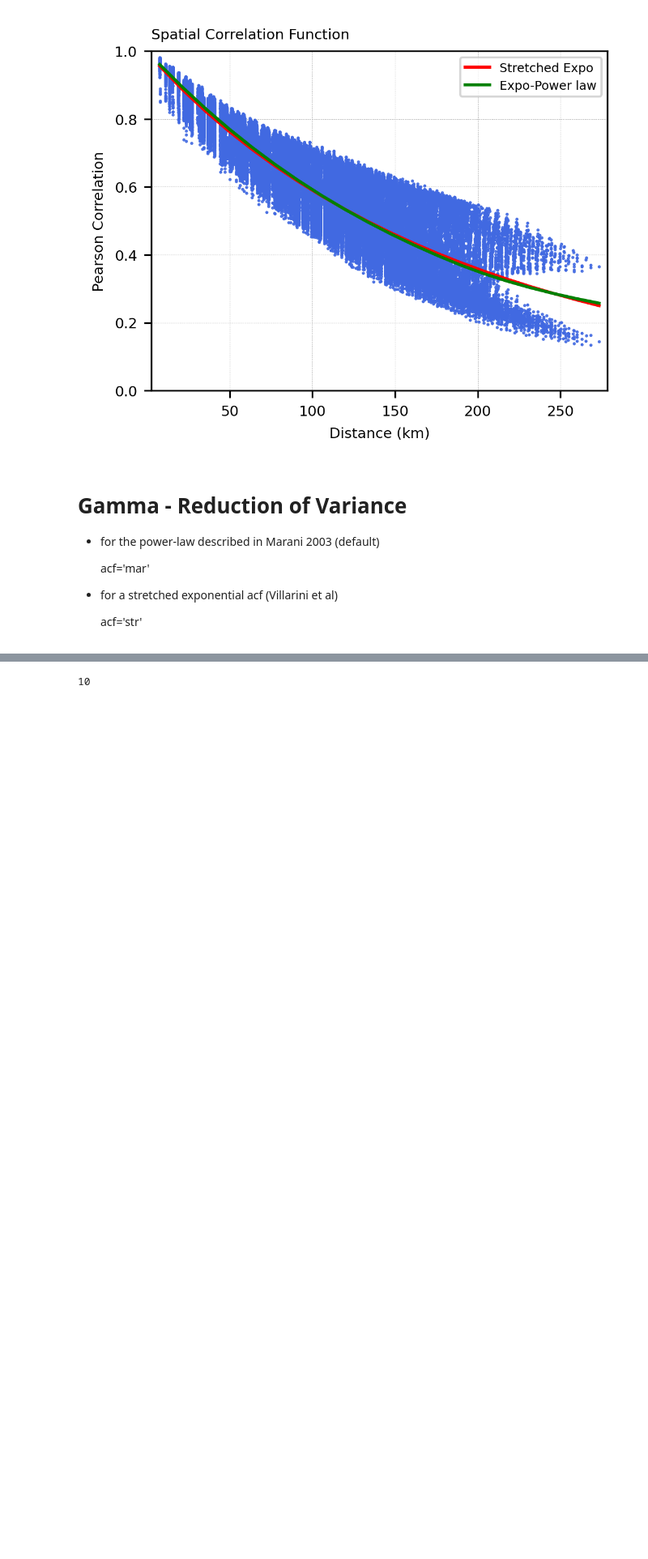
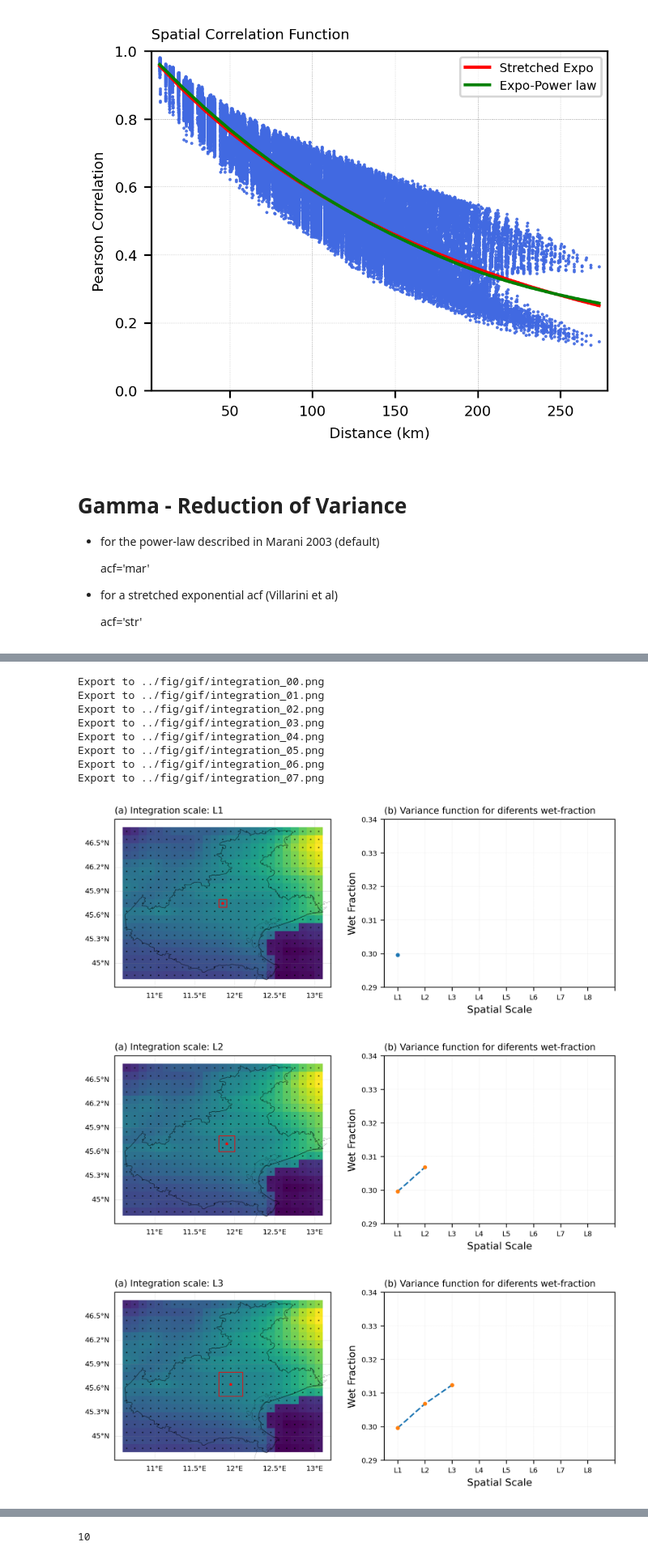
Before and after one commit to mhacarthur/downpy, a Jupyter notebook: codes/test_corr_gamma.ipynb, the cells around one changed output, grey strips where cells are left out. Shown at 81% size. Saved outputs shown, nothing was run; the diff lists cells and outputs as text; code cells hidden in the pictures; blank space fills up the shorter version.

```diff
--- a/codes/test_corr_gamma.ipynb
+++ b/codes/test_corr_gamma.ipynb
@@ -191,0 +242,70 @@ plt.legend(fontsize=6)
+# %%
+cmap = plt.cm.Spectral_r
+proj = ccrs.PlateCarree()
+
+for nn in range(len(lo_center)):#
+
+    fig = plt.figure(figsize=(9,3),dpi=300)
+    gs = gridspec.GridSpec(1,2)
+
+    # ============================================================================================================================
+    ax1 = plt.subplot(gs[0, 0], projection = proj)
+    ax1.set_extent([10.5, 13.2, 44.7, 46.8], crs=proj)
+    ax1.add_feature(cf.COASTLINE,linewidth=0.1, linestyle='-',edgecolor='k')
+    # a1 = ax1.contourf(lon2d, lat2d, np.nanmean(DATA['PRE'],axis=0), cmap=cmap)
+    a1 = ax1.pcolormesh(lon2d, lat2d, np.nanmean(DATA['PRE'],axis=0))
+    ax1.add_geometries(Veneto.geometry, ccrs.PlateCarree(), edgecolor='k', facecolor='None', linewidth=0.6, alpha=0.5)
+
+    gl = ax1.gridlines(crs=proj,draw_labels=True,linewidth=0.2,color='gray',alpha=0.5,linestyle='--')
+    gl.top_labels = False
+    gl.bottom_labels = True
+    gl.right_labels = False
+    gl.xlabel_style = {'size': 7, 'color': 'k'}
+    gl.ylabel_style = {'size': 7, 'color': 'k'}
+
+    ax1.scatter(lon2d, lat2d, s=0.1, c='k', marker='o')
+
+    ax1.scatter(lo_center[nn], la_center[nn], s=5, c='r', marker='*')
+    ax1.add_patch(patches.Rectangle((lo_max[nn],la_max[nn]),
+                                    lo_min[nn]-lo_max[nn],la_min[nn]-la_max[nn],
+                                    linestyle='-',linewidth=0.7,edgecolor='r',facecolor='None',zorder=10))
+
+    ax1.set_title(f'(a) Integration scale: L{nn+1}', fontsize=9, loc='left')
+
+    # ============================================================================================================================
+    L_labels = ['L1', 'L2', 'L3', 'L4', 'L5', 'L6', 'L7', 'L8', '']
+    ax1 = plt.subplot(gs[0, 1])
+    if nn == 0:
+        ax1.plot(wet_fraction[0],'.')
+    else:
+        ax1.plot(wet_fraction[0:nn+1],'--')
+        ax1.plot(wet_fraction[0:nn+1],'.')
+
+    ax1.set_xlim(-0.5,8)
+    ax1.set_ylim(0.29,0.34)
+    ax1.tick_params(axis='x', labelsize=7)
+    ax1.tick_params(axis='y', labelsize=7)
+    ax1.set_xlabel('Spatial Scale')
+    ax1.set_ylabel('Wet Fraction')
+    ax1.set_title(f'(b) Variance function for diferents wet-fraction', fontsize=9, loc='left')
+    ax1.set_xticks(np.arange(9))
+    ax1.set_xticklabels(L_labels)
+
+    ax1.grid(linewidth=0.1, linestyle='--')
+
+    # ============================================================================================================================
+    fig_SOM = os.path.join('..','fig','gif',f'integration_{str(nn).zfill(2)}.png')
+    print(f'Export to {fig_SOM}')
+    # plt.savefig(fig_SOM, facecolor='white',bbox_inches ='tight',pad_inches = 0.1)
+# %% [output]
+Export to ../fig/gif/integration_00.png
+Export to ../fig/gif/integration_01.png
+Export to ../fig/gif/integration_02.png
+Export to ../fig/gif/integration_03.png
+Export to ../fig/gif/integration_04.png
+Export to ../fig/gif/integration_05.png
+Export to ../fig/gif/integration_06.png
+Export to ../fig/gif/integration_07.png
+[figure, added]
+[figure, added]
+[figure, added]
```
Also changed, not shown: parts of 11 cells of this notebook, 1 other file.
